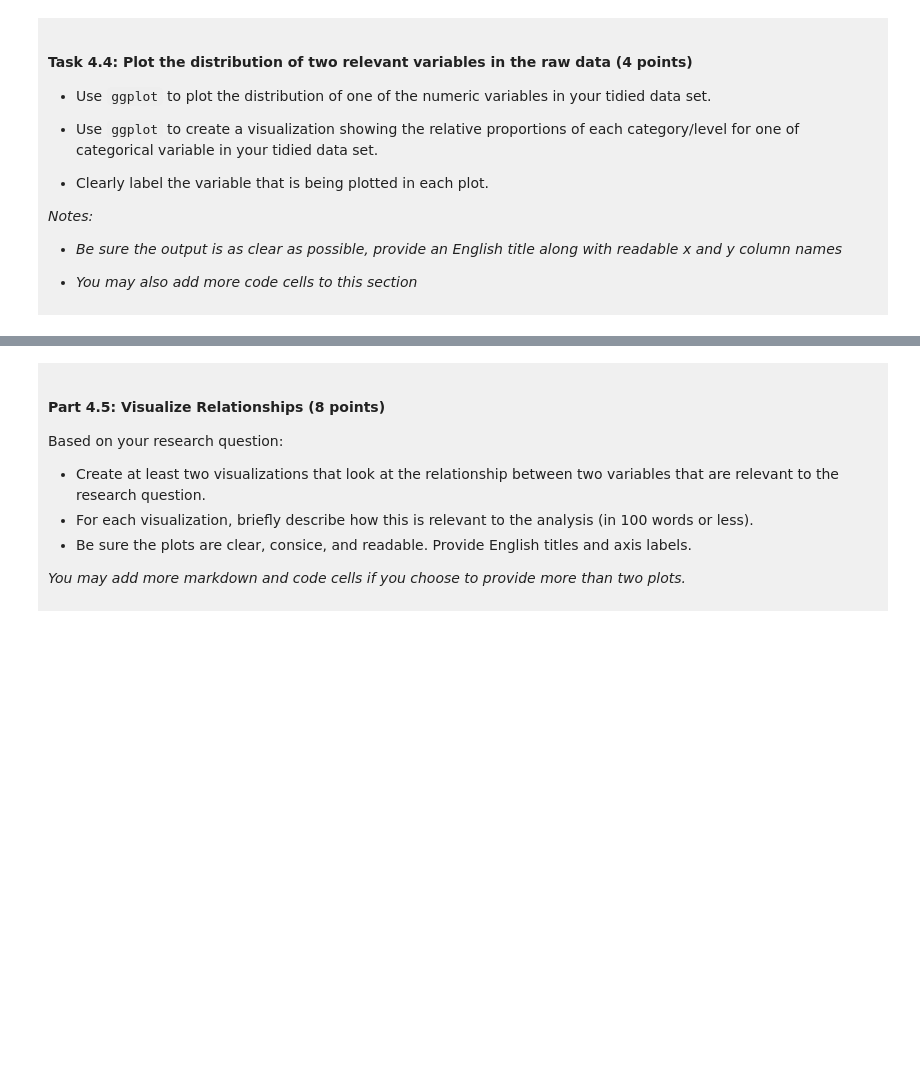
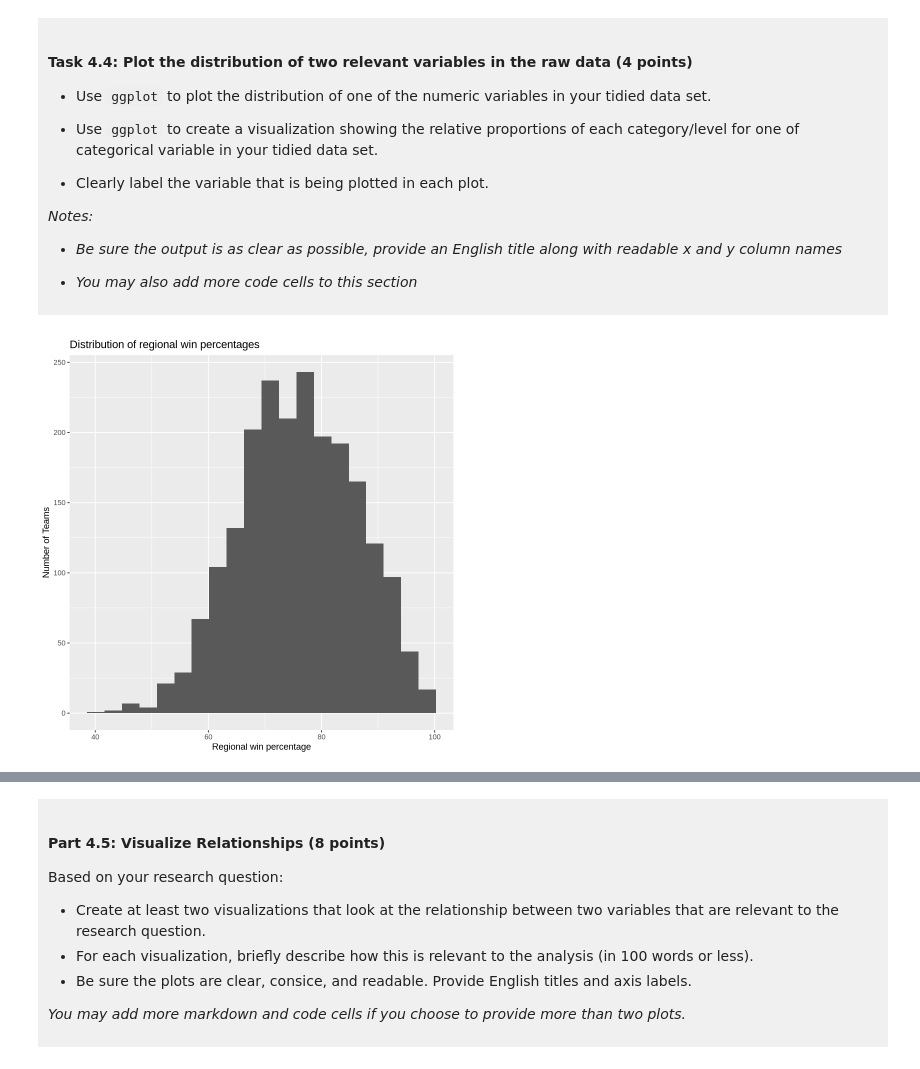
Before and after one commit to shayan631/dsci-100-project-shayan-miri, a Jupyter notebook: dsci-100-project-notebook.ipynb, the cells around one changed output, grey strips where cells are left out. Cells and saved outputs as stored; diff of their text form; code cells hidden in the pictures; blank space fills up the shorter version.

```diff
--- a/dsci-100-project-notebook.ipynb
+++ b/dsci-100-project-notebook.ipynb
@@ -293,5 +359,10 @@ You will refine your research question (if needed) and produce a tidy data set.
 
 </div>
 # %%
-### EDIT THIS CODE CELL FOR PLOT 1 ###
+reg_wins_pct_hist <- basketball_tidy |> ggplot(aes(x= reg_wins_pct)) +
+    geom_histogram(bins = 20) +
+    labs(x = "Regional win percentage" , y = "Number of Teams", title = "Distribution of regional win percentages")
+reg_wins_pct_hist
+# %% [output]
+[figure, added]
 # %%
```
Also changed, not shown: parts of 10 cells of this notebook.
